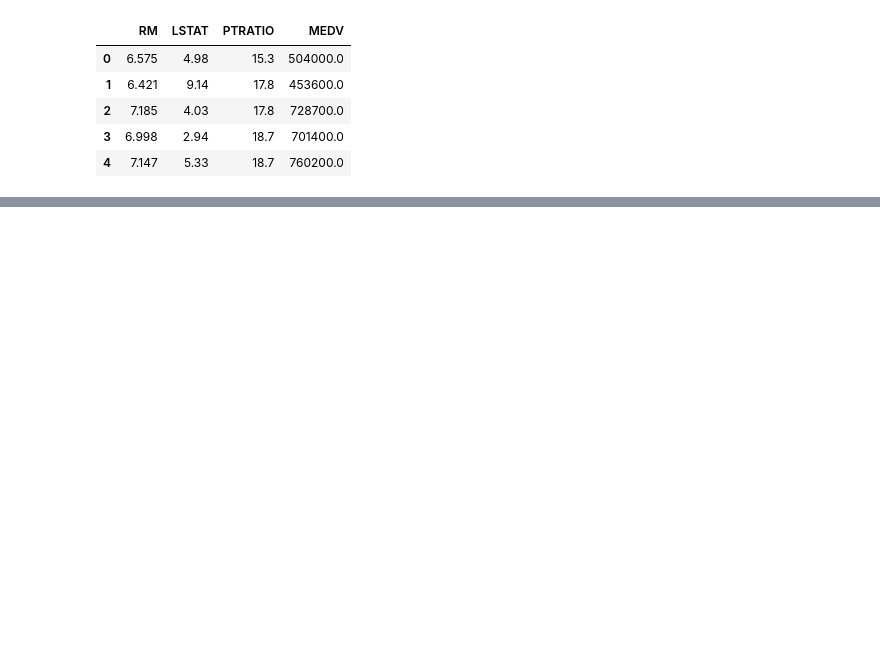
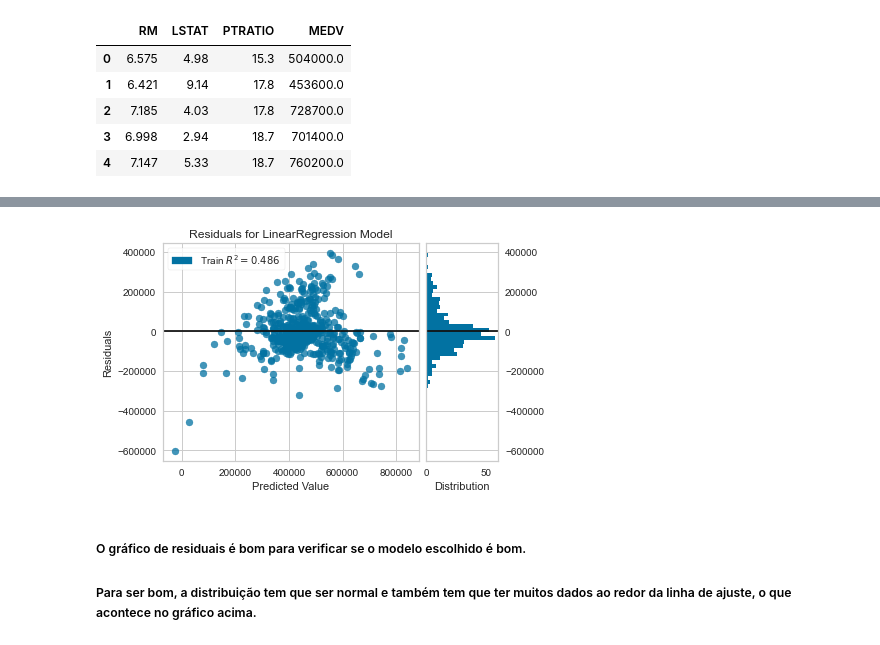
Before and after one commit to marlevek/Boston_housing_linear_regression, a Jupyter notebook: modelo-de-regressao-linear.ipynb, the cells around one changed output, grey strips where cells are left out. Drawn from its saved outputs; the diff is of its cells as text; code cells hidden in the pictures; blank space fills up the shorter version.

```diff
--- a/modelo-de-regressao-linear.ipynb
+++ b/modelo-de-regressao-linear.ipynb
@@ -19,0 +129,10 @@ houses.head()
+# %%
+# Gráfico para visualizar os residuais
+visualizador = ResidualsPlot(modelo)
+visualizador.fit(X,y)
+visualizador.poof();
+# %% [output]
+[figure, added]
+# %% [markdown]
+##### O gráfico de residuais é bom para verificar se o modelo escolhido é bom.
+##### Para ser bom, a distribuição tem que ser normal e também tem que ter muitos dados ao redor da linha de ajuste, o que acontece no gráfico acima.
```
Also changed, not shown: parts of 15 cells of this notebook.
